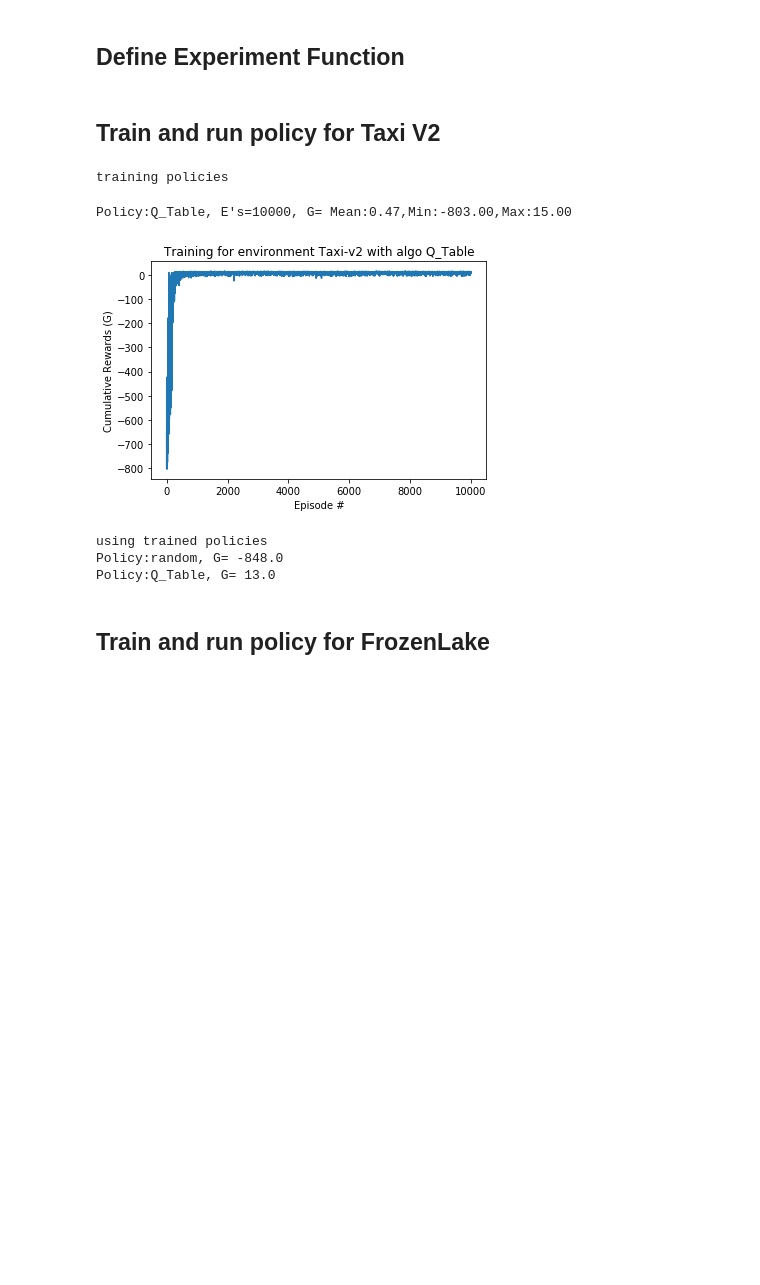
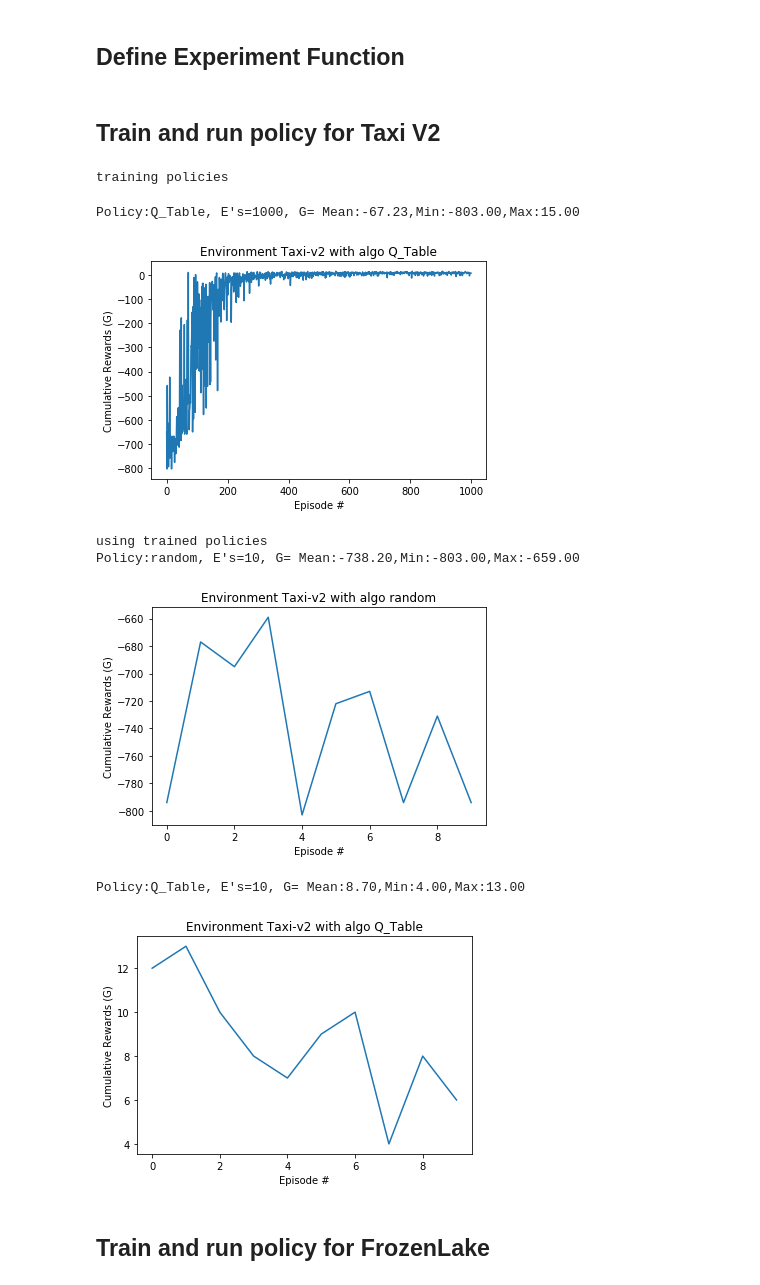
Before and after one commit to PacktPublishing/Hands-On-Reinforcement-Learning-with-PyTorch-1.0, a Jupyter notebook: Chapter03/ch-03_Q-Learning-QT-PT.ipynb, the cells around one changed output. Cells and saved outputs as stored; diff of their text form; code cells hidden in the pictures; blank space fills up the shorter version.

```diff
--- a/Chapter03/ch-03_Q-Learning-QT-PT.ipynb
+++ b/Chapter03/ch-03_Q-Learning-QT-PT.ipynb
@@ -174,8 +174,8 @@ def experiment(env, policy, n_episodes=1, g_max=0, t_max=0, r_max=0, learn_mode
                 #env.render()
 
             #3. update the policy internals
-            if policy.learn_mode:
-                policy.update(s,a,r,s_, done)
+            #if policy.learn_mode:
+            policy.update(s,a,r,s_, done)
 
             # set next state as current state
             s = s_
@@ -208,7 +208,7 @@ def experiment(env, policy, n_episodes=1, g_max=0, t_max=0, r_max=0, learn_mode
             format(policy.__name__, n_episodes, np.mean(returns),
                    np.min(returns), np.max(returns)))
         plt.plot(returns)
-        plt.title('Training for environment {} with algo {}'.format(env.spec.id,policy.__name__))
+        plt.title('Environment {} with algo {}'.format(env.spec.id,policy.__name__))
         plt.xlabel('Episode #')
         plt.ylabel('Cumulative Rewards (G)')
         plt.show()
@@ -220,29 +220,32 @@ def experiment(env, policy, n_episodes=1, g_max=0, t_max=0, r_max=0, learn_mode
 # %%
 env=gym.make('Taxi-v2')
 
 # remove the seeds to get random plays everytime
 np.random.seed(123)
 env.seed(123)
 
 policy_rand = policy_random(env.action_space.n)
 policy_qt = policy_q_table(env.observation_space.n,env.action_space.n)
 
 print('training policies')
-n_episodes = 10000
+n_episodes = 1000
 returns=experiment(env,policy_qt, n_episodes, learn_mode=True)
 
 print('using trained policies')
-returns=experiment(env,policy_rand)
-returns=experiment(env,policy_qt)
+n_episodes=10
+returns=experiment(env,policy_rand,n_episodes)
+returns=experiment(env,policy_qt,n_episodes)
 
 env.close()
 # %% [output]
 training policies
-Policy:Q_Table, E's=10000, G= Mean:0.47,Min:-803.00,Max:15.00
+Policy:Q_Table, E's=1000, G= Mean:-67.23,Min:-803.00,Max:15.00
-[figure, old version]
+[figure, new version]
 using trained policies
-Policy:random, G= -848.0
-Policy:Q_Table, G= 13.0
+Policy:random, E's=10, G= Mean:-738.20,Min:-803.00,Max:-659.00
+[figure, added]
+Policy:Q_Table, E's=10, G= Mean:8.70,Min:4.00,Max:13.00
+[figure, added]
 # %% [markdown]
 ## Train and run policy for FrozenLake
 # %%
```
Also changed, not shown: parts of 7 cells of this notebook, 1 other file.
